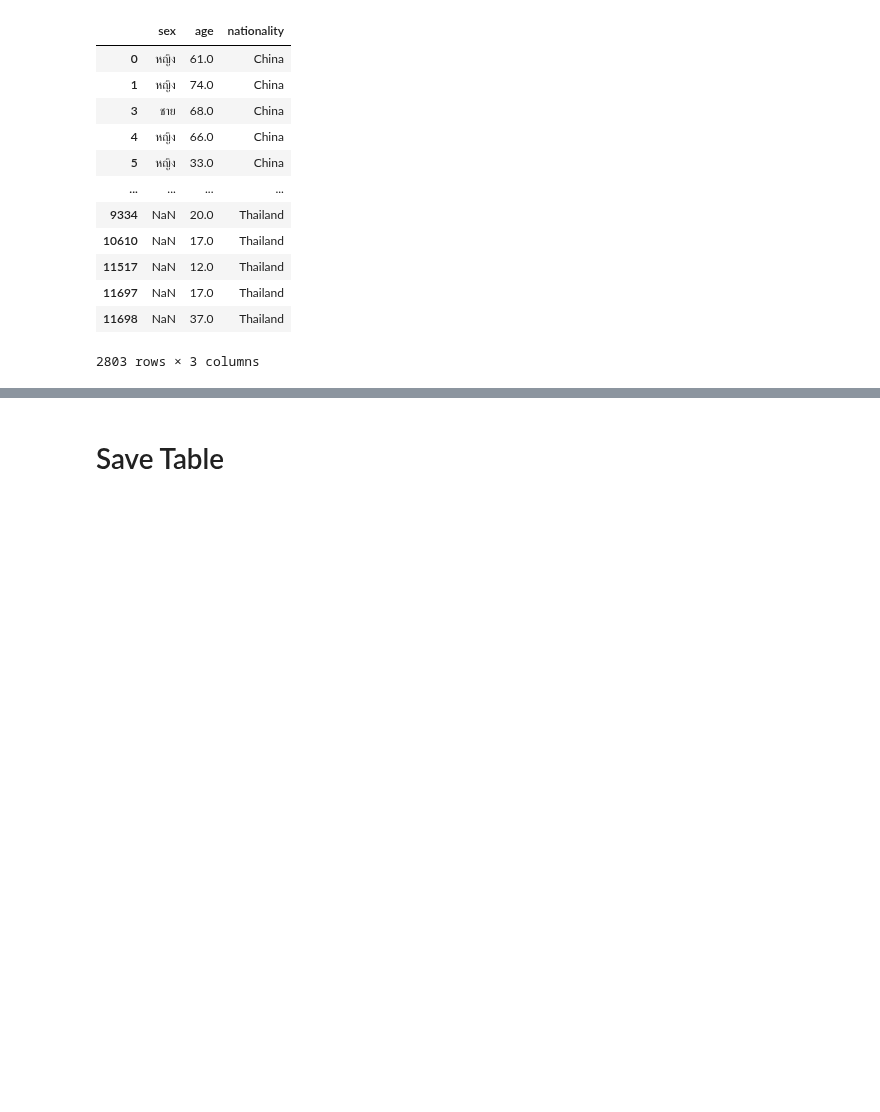
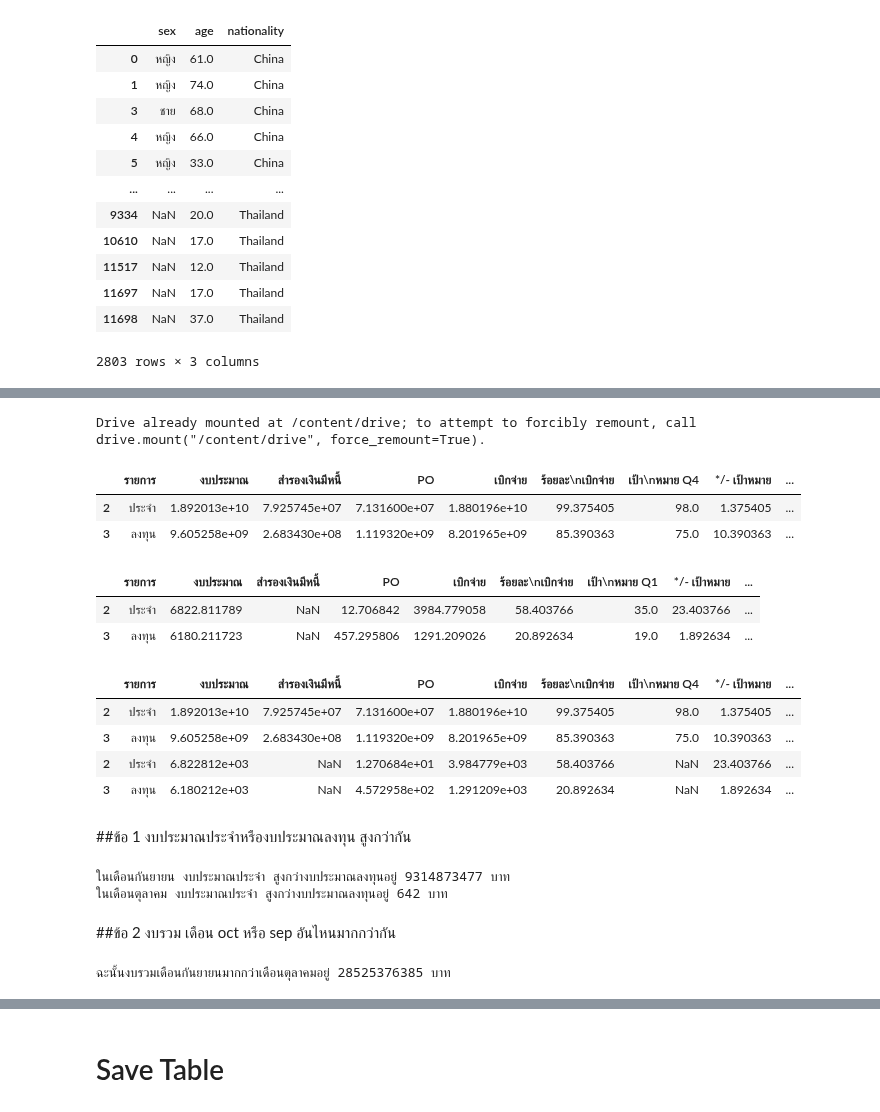
Before and after one commit to 643020514-7/python_dateviz2023, a Jupyter notebook: Pandas102.ipynb, the cells around one changed output, grey strips where cells are left out. Saved outputs shown, nothing was run; the diff lists cells and outputs as text; code cells hidden in the pictures; blank space fills up the shorter version.

```diff
--- a/Pandas102.ipynb
+++ b/Pandas102.ipynb
@@ -281,0 +173,68 @@ personalcovid_data.head()
+# %%
+import pandas as pd
+import os
+
+from google.colab import drive # เชื่อมบัญชีกับ google drive
+drive.mount('/content/drive') # เช็คว่าเชื่อมติดหรือไม่
+path = '/content/drive/MyDrive/Dataviz2023' # ชี้ว่าใน google drive โฟลเดอร์ที่เราอยากได้
+# %% [output]
+Drive already mounted at /content/drive; to attempt to forcibly remount, call drive.mount("/content/drive", force_remount=True).
+# %%
+sep_df = pd.read_excel('/content/drive/MyDrive/Dataviz2023/September.xlsx',header=8,skipfooter=26)
+sep_df = sep_df.iloc[-2:,:15]
+sep_df['เดือน-ปี'] = len(sep_df)*['sep-65']
+sep_df
+# %% [output]
+|  | รายการ | งบประมาณ | สำรองเงินมีหนี้ | PO | เบิกจ่าย | ร้อยละ\nเบิกจ่าย | เป้า\nหมาย Q4 | */- เป้าหมาย | ... |
+| 2 | ประจำ | 1.892013e+10 | 7.925745e+07 | 7.131600e+07 | 1.880196e+10 | 99.375405 | 98.0 | 1.375405 | ... |
+| 3 | ลงทุน | 9.605258e+09 | 2.683430e+08 | 1.119320e+09 | 8.201965e+09 | 85.390363 | 75.0 | 10.390363 | ... |
+# %%
+oct_df = pd.read_excel('/content/drive/MyDrive/Dataviz2023/October.xlsx',header=9,skipfooter=27)
+oct_df = oct_df.iloc[-2:,:15]
+oct_df['เดือน-ปี'] = len(oct_df)*['oct-65']
+oct_df
+# %% [output]
+|  | รายการ | งบประมาณ | สำรองเงินมีหนี้ | PO | เบิกจ่าย | ร้อยละ\nเบิกจ่าย | เป้า\nหมาย Q1 | */- เป้าหมาย | ... |
+| 2 | ประจำ | 6822.811789 | NaN | 12.706842 | 3984.779058 | 58.403766 | 35.0 | 23.403766 | ... |
+| 3 | ลงทุน | 6180.211723 | NaN | 457.295806 | 1291.209026 | 20.892634 | 19.0 | 1.892634 | ... |
+# %%
+sep_oct_df = pd.concat([sep_df,oct_df])
+sep_oct_df
+# %% [output]
+|  | รายการ | งบประมาณ | สำรองเงินมีหนี้ | PO | เบิกจ่าย | ร้อยละ\nเบิกจ่าย | เป้า\nหมาย Q4 | */- เป้าหมาย | ... |
+| 2 | ประจำ | 1.892013e+10 | 7.925745e+07 | 7.131600e+07 | 1.880196e+10 | 99.375405 | 98.0 | 1.375405 | ... |
+| 3 | ลงทุน | 9.605258e+09 | 2.683430e+08 | 1.119320e+09 | 8.201965e+09 | 85.390363 | 75.0 | 10.390363 | ... |
+| 2 | ประจำ | 6.822812e+03 | NaN | 1.270684e+01 | 3.984779e+03 | 58.403766 | NaN | 23.403766 | ... |
+| 3 | ลงทุน | 6.180212e+03 | NaN | 4.572958e+02 | 1.291209e+03 | 20.892634 | NaN | 1.892634 | ... |
+# %% [markdown]
+##ข้อ 1 งบประมาณประจำหรืองบประมาณลงทุน สูงกว่ากัน
+# %%
+##งบประจำ sep และงบลงทุน sep
+a =sep_oct_df[(sep_oct_df['รายการ']=='ประจำ')&( sep_oct_df['เดือน-ปี']=='sep-65')]['งบประมาณ']
+b =sep_oct_df[(sep_oct_df['รายการ']=='ลงทุน')&( sep_oct_df['เดือน-ปี']=='sep-65')]['งบประมาณ']
+##งบประจำ sep และงบลงทุน oct
+c =sep_oct_df[(sep_oct_df['รายการ']=='ประจำ')&( sep_oct_df['เดือน-ปี']=='oct-65')]['งบประมาณ']
+d =sep_oct_df[(sep_oct_df['รายการ']=='ลงทุน')&( sep_oct_df['เดือน-ปี']=='oct-65')]['งบประมาณ']
+
+
+
+if int(a)>int(b): print(f'ในเดือนกันยายน งบประมาณประจำ สูงกว่างบประมาณลงทุนอยู่',int(a)-int(b),'บาท')
+else: print (f'ในเดือนกันยายน งบประมาณลงทุน สูงกว่างบประมาณประจำอยู่',int(b)-int(a),'บาท')
+
+if int(c)>int(d): print(f'ในเดือนตุลาคม งบประมาณประจำ สูงกว่างบประมาณลงทุนอยู่', int(c)-int(d),'บาท')
+else: print (f'ในเดือนตุลาคม งบประมาณลงทุน สูงกว่างบประมาณประจำอยู่', int(d)-int(c),'บาท')
+# %% [output]
+ในเดือนกันยายน งบประมาณประจำ สูงกว่างบประมาณลงทุนอยู่ 9314873477 บาท
+ในเดือนตุลาคม งบประมาณประจำ สูงกว่างบประมาณลงทุนอยู่ 642 บาท
+# %% [markdown]
+##ข้อ 2 งบรวม เดือน oct หรือ sep อันไหนมากกว่ากัน
+# %%
+# ใช้ตัวแปร a b c d จากข้อที่ 1
+
+S = int(a) + int(b) #sep
+O = int(c) + int(d) #oct
+
+if S > O: print(f'ฉะนั้นงบรวมเดือนกันยายนมากกว่าเดือนตุลาคมอยู่',(S-O),'บาท')
+else: print(f'ฉะนั้นงบรวมเดือนตุลาคมมากกว่าเดือนกันยายนอยู่',(O-S),'บาท')
+# %% [output]
+ฉะนั้นงบรวมเดือนกันยายนมากกว่าเดือนตุลาคมอยู่ 28525376385 บาท
```
Also changed, not shown: parts of 34 cells of this notebook.
